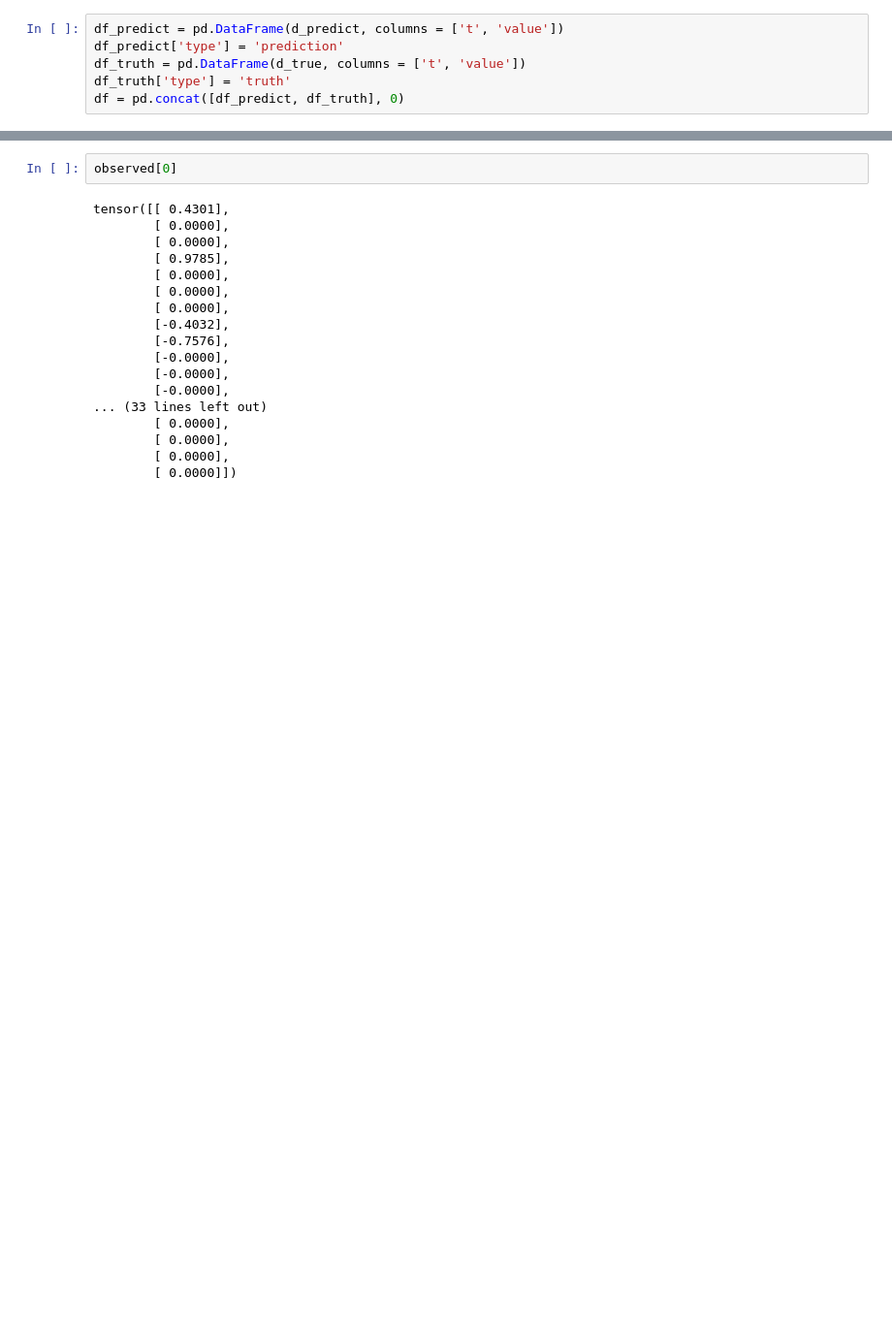
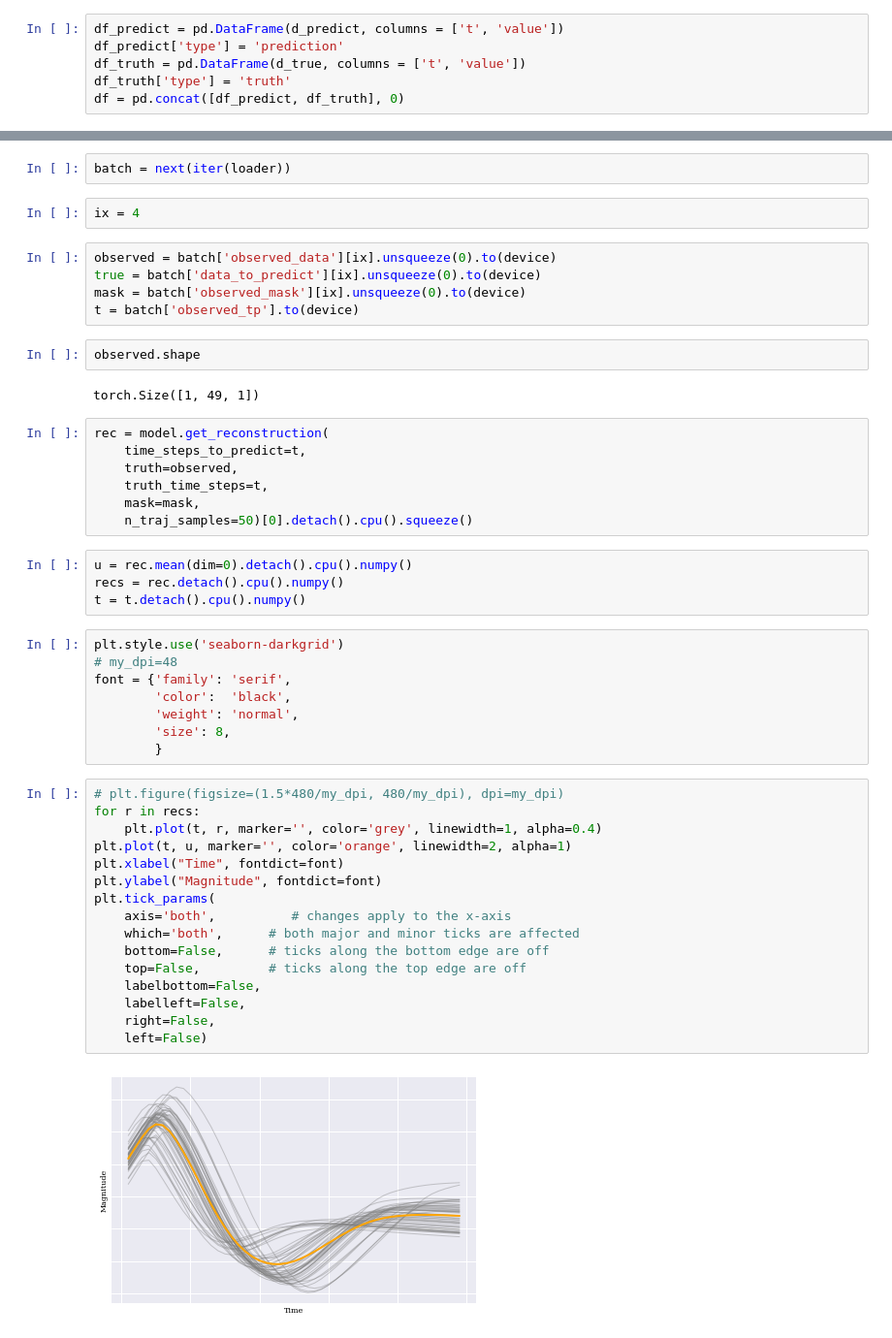
Before and after one commit to glennkroegel/pytorch-starlightcurves, a Jupyter notebook: reconstruct_toy_dataset.ipynb, the cells around one changed output, grey strips where cells are left out. Shown: that part at 97% size. Saved outputs shown, nothing was run; the diff lists cells and outputs as text; blank space fills up the shorter version.

```diff
--- a/reconstruct_toy_dataset.ipynb
+++ b/reconstruct_toy_dataset.ipynb
@@ -169,20 +148,50 @@ tensor([[ 0.4301],
+# %%
+batch = next(iter(loader))
+# %%
+ix = 4
+# %%
+observed = batch['observed_data'][ix].unsqueeze(0).to(device)
+true = batch['data_to_predict'][ix].unsqueeze(0).to(device)
+mask = batch['observed_mask'][ix].unsqueeze(0).to(device)
+t = batch['observed_tp'].to(device)
 # %%
-observed[0]
+observed.shape
 # %% [output]
-tensor([[ 0.4301],
-        [ 0.0000],
-        [ 0.0000],
-        [ 0.9785],
-        [ 0.0000],
-        [ 0.0000],
-        [ 0.0000],
-        [-0.4032],
-        [-0.7576],
-        [-0.0000],
-        [-0.0000],
-        [-0.0000],
-... (33 lines left out)
-        [ 0.0000],
-        [ 0.0000],
-        [ 0.0000],
-        [ 0.0000]])
+torch.Size([1, 49, 1])
+# %%
+rec = model.get_reconstruction(
+    time_steps_to_predict=t,
+    truth=observed,
+    truth_time_steps=t,
+    mask=mask,
+    n_traj_samples=50)[0].detach().cpu().squeeze()
+# %%
+u = rec.mean(dim=0).detach().cpu().numpy()
+recs = rec.detach().cpu().numpy()
+t = t.detach().cpu().numpy()
+# %%
+plt.style.use('seaborn-darkgrid')
+# my_dpi=48
+font = {'family': 'serif',
+        'color':  'black',
+        'weight': 'normal',
+        'size': 8,
+        }
+# %%
+# plt.figure(figsize=(1.5*480/my_dpi, 480/my_dpi), dpi=my_dpi)
+for r in recs:
+    plt.plot(t, r, marker='', color='grey', linewidth=1, alpha=0.4)
+plt.plot(t, u, marker='', color='orange', linewidth=2, alpha=1)
+plt.xlabel("Time", fontdict=font)
+plt.ylabel("Magnitude", fontdict=font)
+plt.tick_params(
+    axis='both',          # changes apply to the x-axis
+    which='both',      # both major and minor ticks are affected
+    bottom=False,      # ticks along the bottom edge are off
+    top=False,         # ticks along the top edge are off
+    labelbottom=False,
+    labelleft=False,
+    right=False,
+    left=False)
+# %% [output]
+[figure, added]
```
Also changed, not shown: parts of 12 cells of this notebook, 5 other files.
